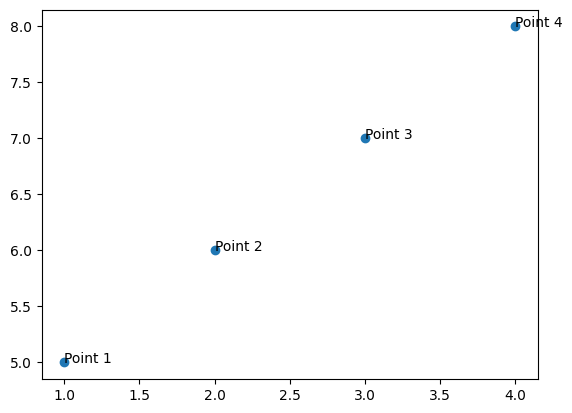
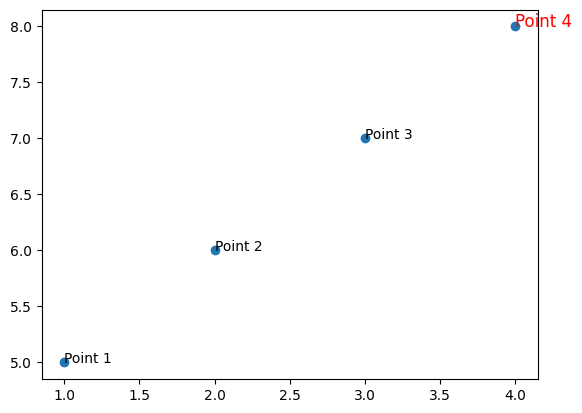
The notebook cell's code change between the first figure and the second:
--- before
+++ after
@@ -7,3 +7,3 @@
 plt.text(2,6, 'Point 2')
 plt.text(3,7, 'Point 3')
-plt.text(4,8, 'Point 4')
+plt.text(4,8, 'Point 4', fontdict={'size':12, 'color':'red'})

Commit: font style using fontdict